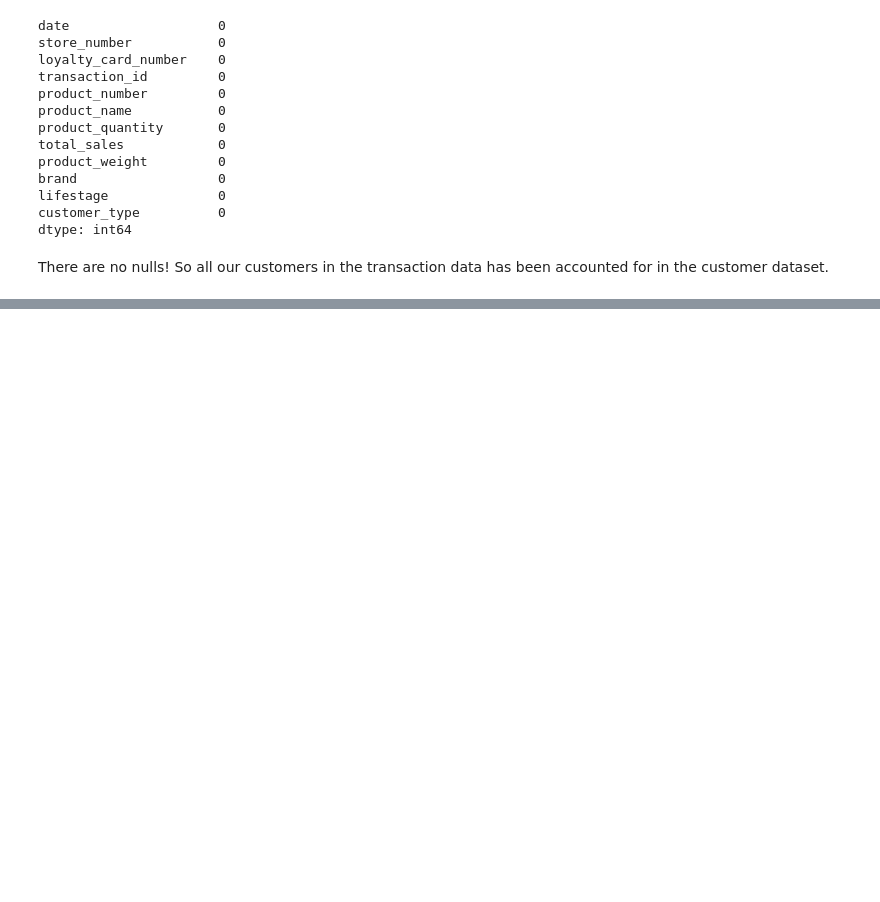
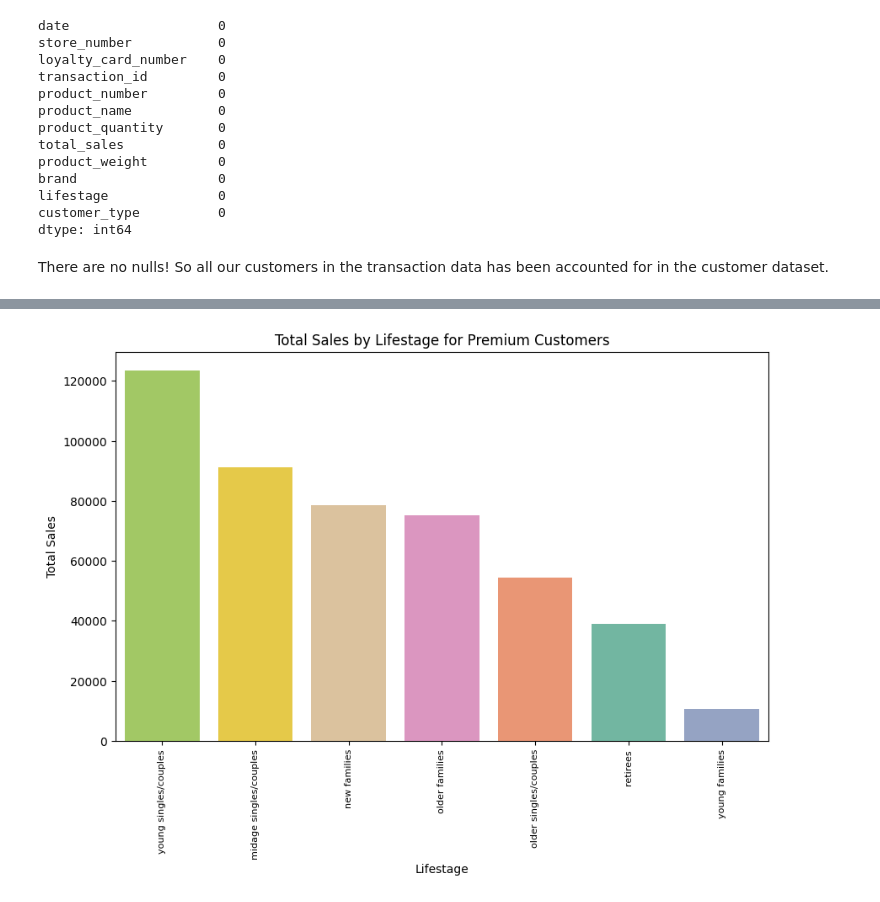
Before and after one commit to 7086600/quantium_project, a Jupyter notebook: quantium.ipynb, the cells around one changed output, grey strips where cells are left out. Drawn from its saved outputs; the diff is of its cells as text; code cells hidden in the pictures; blank space fills up the shorter version.

Commit message:
Total sales by lifestage and customer type; and barplot for Premium customer only

```diff
--- a/quantium.ipynb
+++ b/quantium.ipynb
@@ -741,0 +761,13 @@ merged_df.to_csv("merged_quantium_data.csv", index=False)
+# %%
+# filtering premium customers
+filt_premium_customers = merged_df["customer_type"] == "Premium"
+premium_df = merged_df[filt_premium_customers]
+
+# calculating total sales by lifestage and premium customer
+total_sales_by_lifestage_premium = (
+    premium_df.groupby("lifestage")["total_sales"].agg("sum").reset_index()
+)
+total_sales_by_lifestage_premium.sort_values(
+    by="total_sales", ascending=False, inplace=True
+)
+total_sales_by_lifestage_premium
@@ -741,0 +783,26 @@ merged_df.to_csv("merged_quantium_data.csv", index=False)
+# %%
+plt.figure(figsize=(10, 6))
+order = (
+    premium_df.groupby("lifestage")["total_sales"]
+    .sum()
+    .sort_values(ascending=False)
+    .index
+)
+ax = sns.barplot(
+    data=premium_df,
+    x="lifestage",
+    y="total_sales",
+    estimator="sum",
+    hue="lifestage",
+    palette="Set2",
+    errorbar=None,
+    order=order,
+)
+plt.title("Total Sales by Lifestage for Premium Customers")
+plt.xlabel("Lifestage")
+ax.set_xticks(range(len(premium_df["lifestage"].unique())))
+ax.set_xticklabels(premium_df["lifestage"].unique(), rotation=90, fontsize=8)
+plt.ylabel("Total Sales")
+plt.show()
+# %% [output]
+[figure, added]
```
Also changed, not shown: parts of 4 cells of this notebook.
